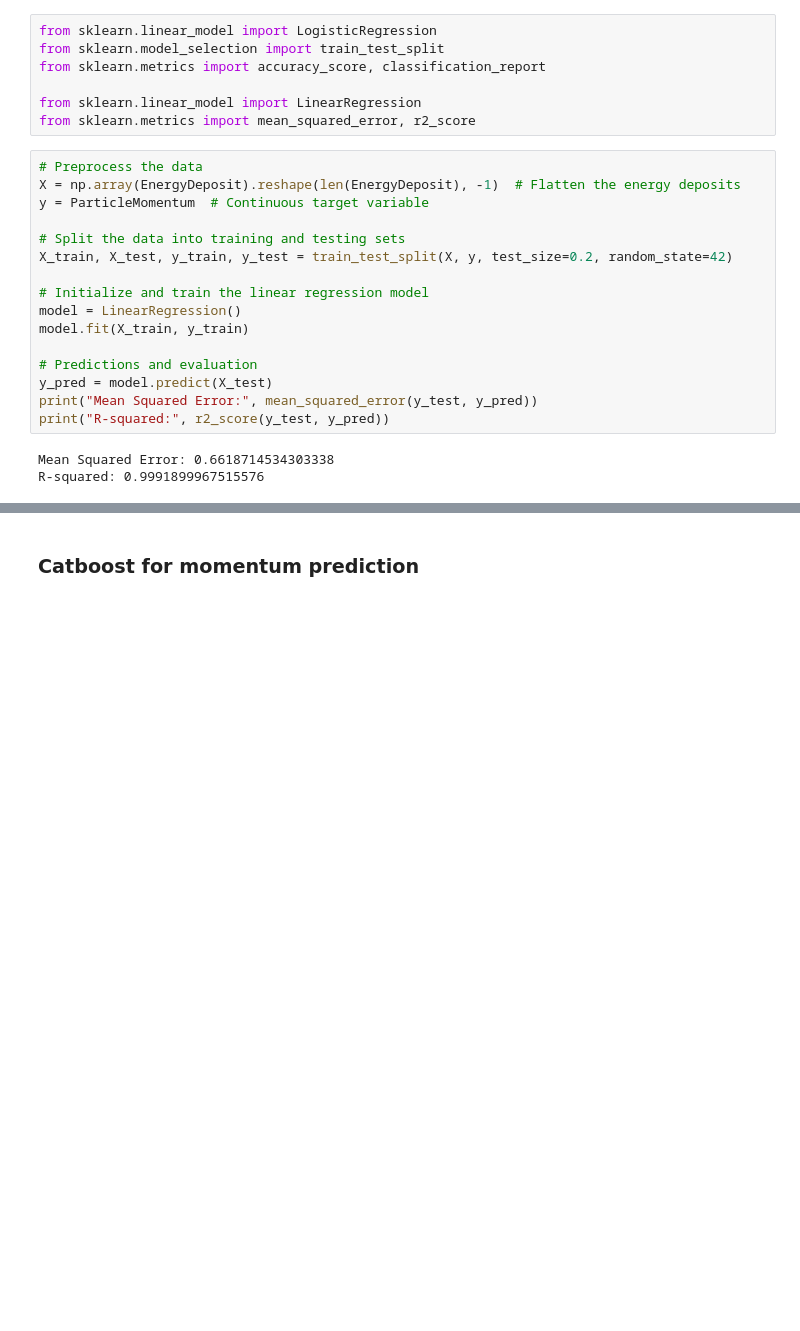
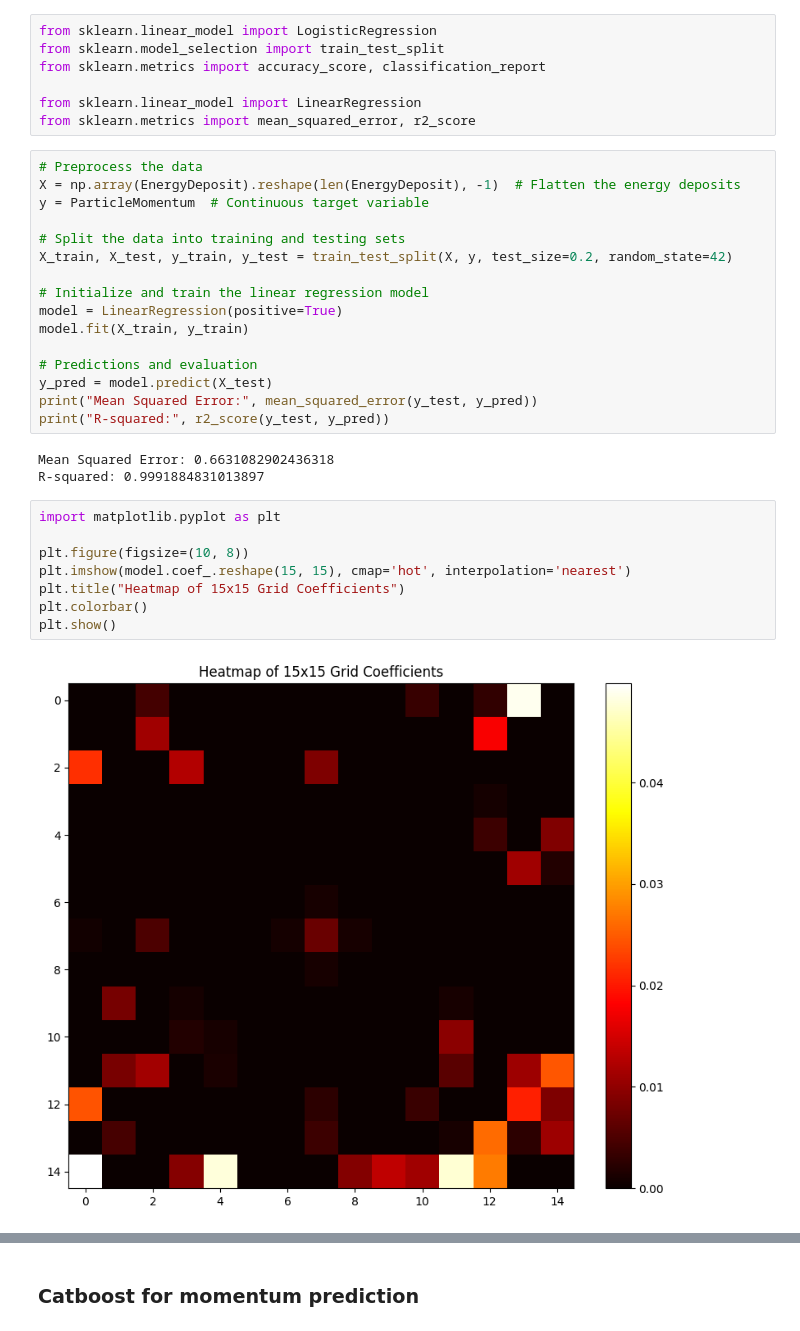
Before and after one commit to dxtvzw/ecal-optimization, a Jupyter notebook: src/experiments.ipynb, the cells around one changed output, grey strips where cells are left out. Drawn from its saved outputs; the diff is of its cells as text; blank space fills up the shorter version.

```diff
--- a/src/experiments.ipynb
+++ b/src/experiments.ipynb
@@ -36,7 +36,7 @@ y = ParticleMomentum  # Continuous target variable
 X_train, X_test, y_train, y_test = train_test_split(X, y, test_size=0.2, random_state=42)
 
 # Initialize and train the linear regression model
-model = LinearRegression()
+model = LinearRegression(positive=True)
 model.fit(X_train, y_train)
 
 # Predictions and evaluation
@@ -44,5 +44,15 @@ y_pred = model.predict(X_test)
 print("Mean Squared Error:", mean_squared_error(y_test, y_pred))
 print("R-squared:", r2_score(y_test, y_pred))
 # %% [output]
-Mean Squared Error: 0.6618714534303338
-R-squared: 0.9991899967515576
+Mean Squared Error: 0.6631082902436318
+R-squared: 0.9991884831013897
+# %%
+import matplotlib.pyplot as plt
+
+plt.figure(figsize=(10, 8))
+plt.imshow(model.coef_.reshape(15, 15), cmap='hot', interpolation='nearest')
+plt.title("Heatmap of 15x15 Grid Coefficients")
+plt.colorbar()
+plt.show()
+# %% [output]
+[figure, added]
```
Also changed, not shown: parts of 4 cells of this notebook.
